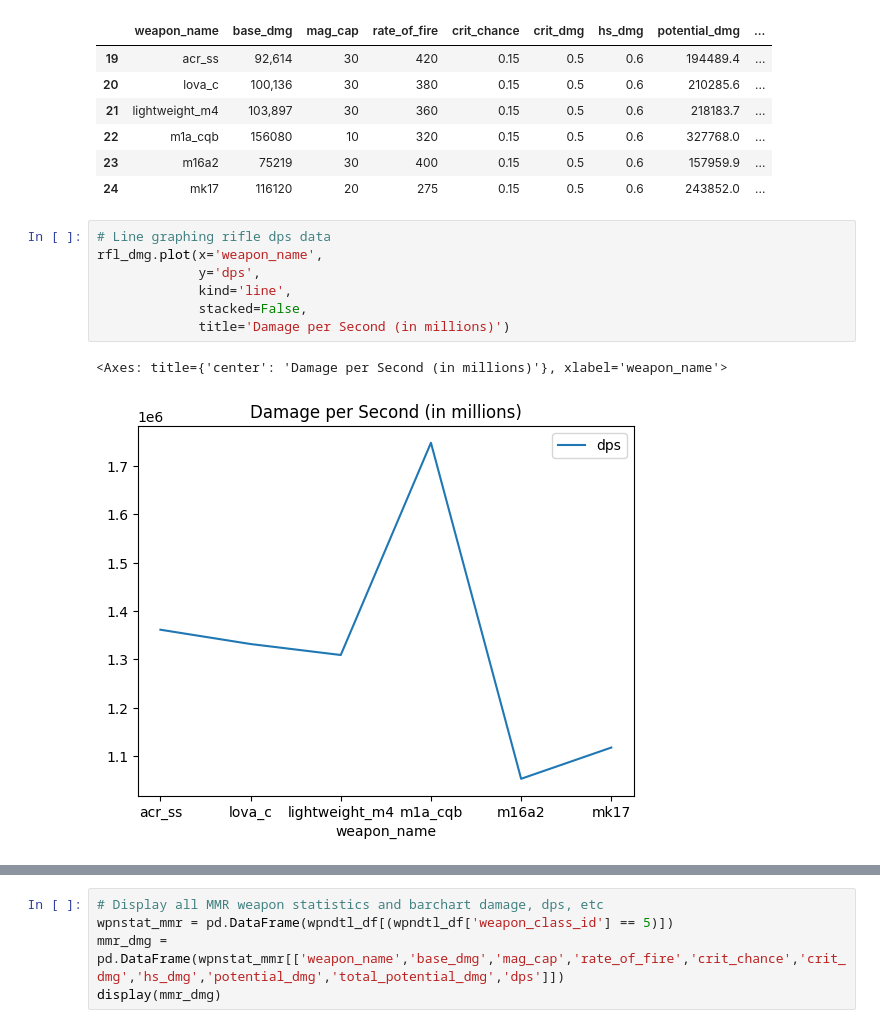
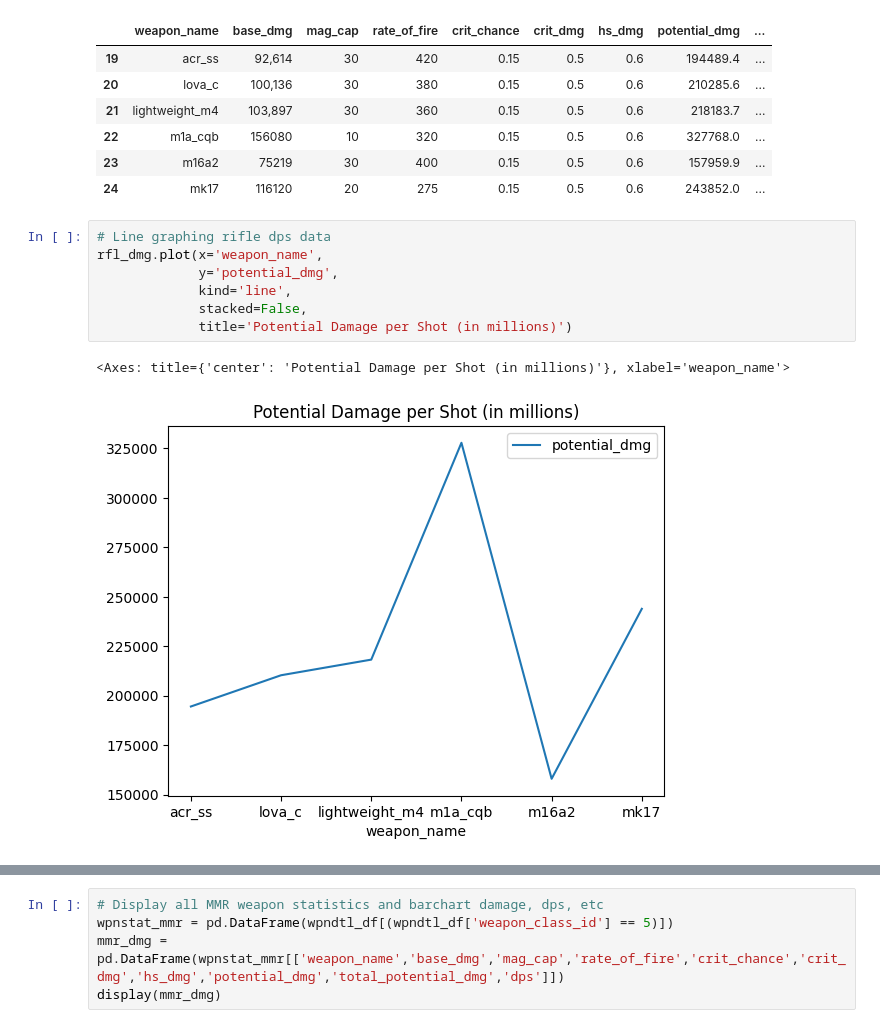
Before and after one commit to TroyFleming/capstone-2, a Jupyter notebook: div2_anslysis.ipynb, the cells around one changed output, grey strips where cells are left out. Cells and saved outputs as stored; diff of their text form.

```diff
--- a/div2_anslysis.ipynb
+++ b/div2_anslysis.ipynb
@@ -235,10 +192,10 @@ display(rfl_dmg)
 # %%
 # Line graphing rifle dps data
 rfl_dmg.plot(x='weapon_name',
-             y='dps',
+             y='potential_dmg',
              kind='line',
              stacked=False,
-             title='Damage per Second (in millions)')
+             title='Potential Damage per Shot (in millions)')
 # %% [output]
-<Axes: title={'center': 'Damage per Second (in millions)'}, xlabel='weapon_name'>
+<Axes: title={'center': 'Potential Damage per Shot (in millions)'}, xlabel='weapon_name'>
-[figure, old version]
+[figure, new version]
```
Also changed, not shown: parts of 28 cells of this notebook.
